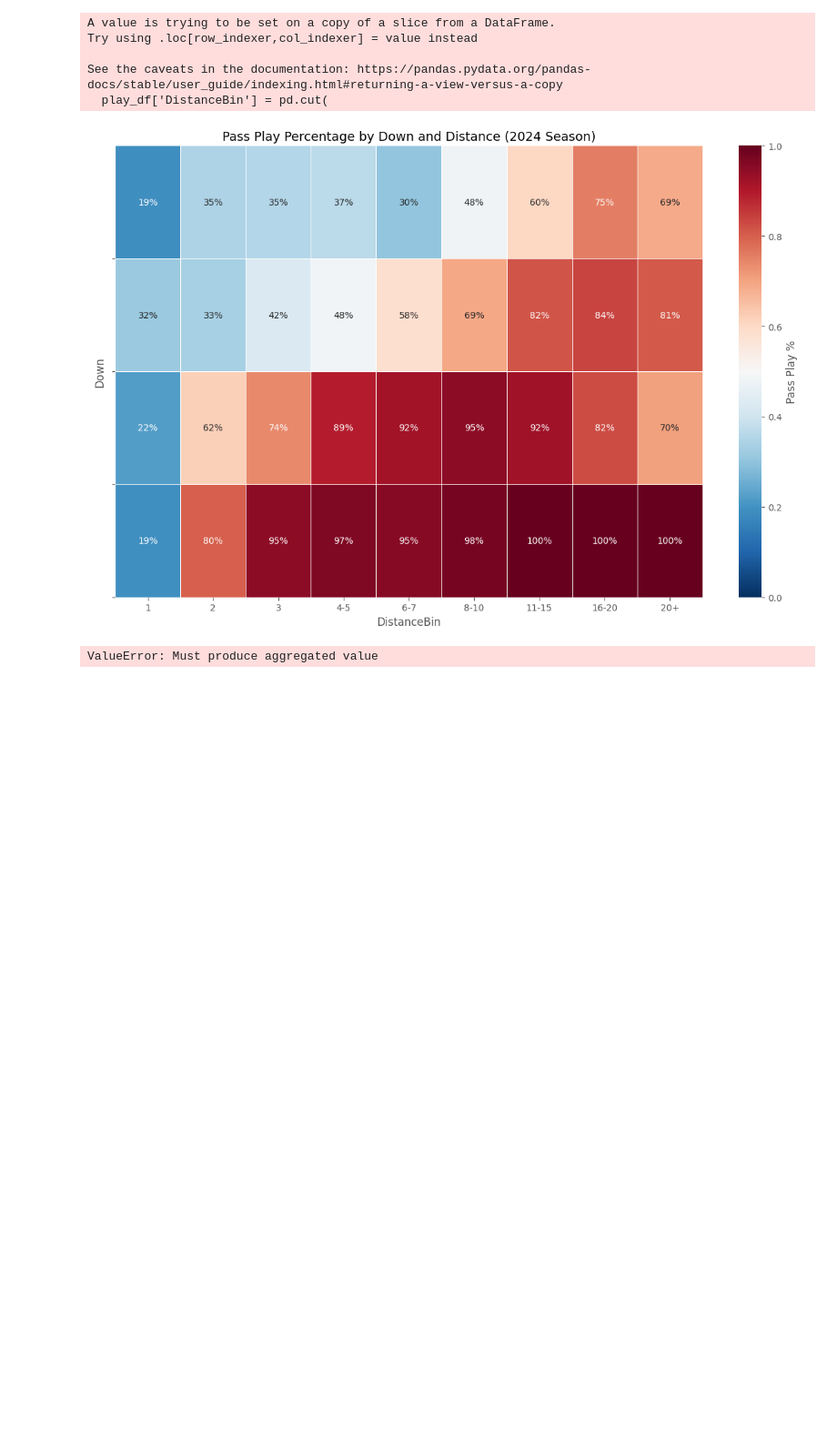
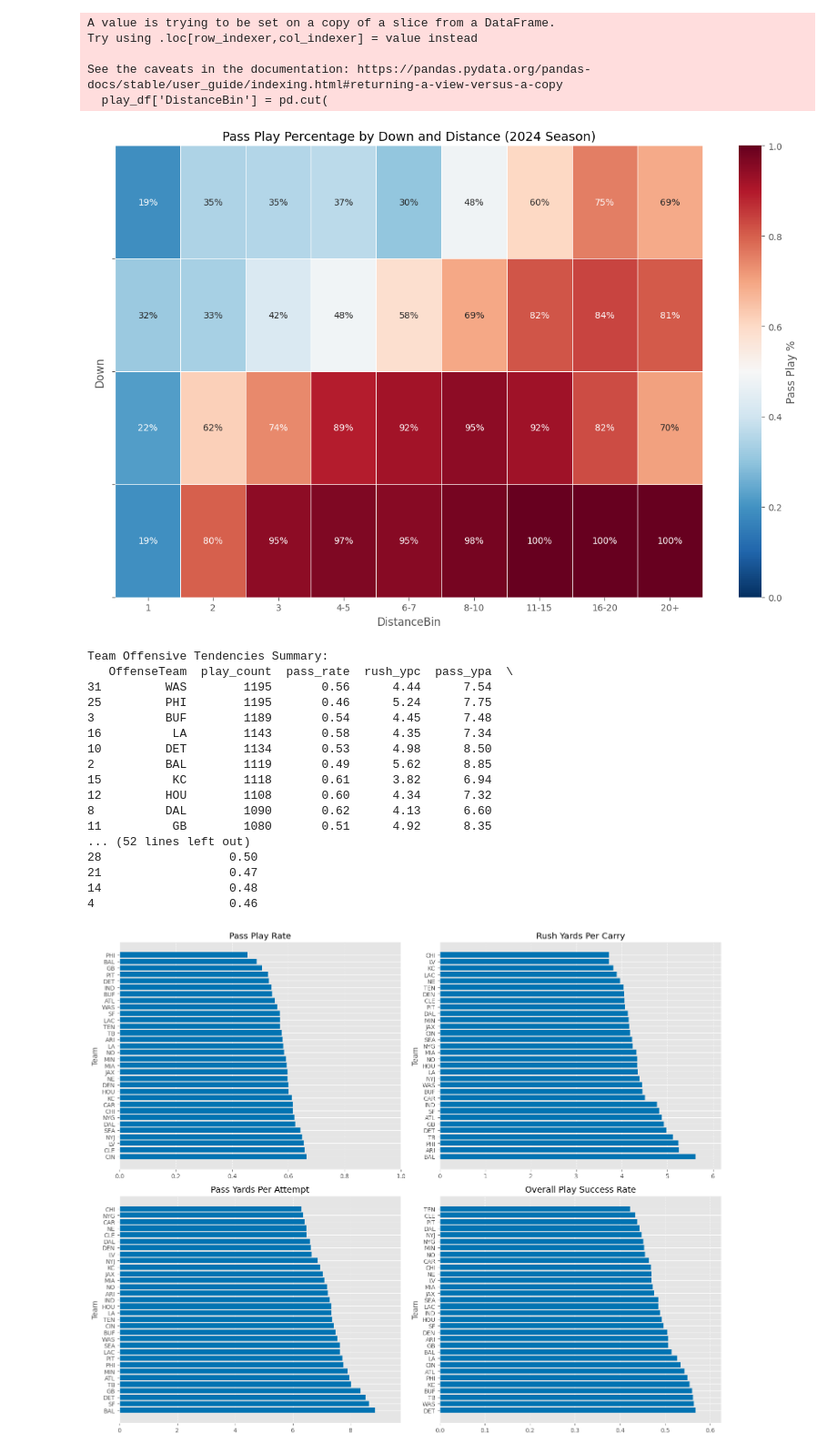
Before and after one commit to chailover/2024-nfl-pbp-analysis, a Jupyter notebook: notebooks/02_team_analysis.ipynb, the cells around one changed output. Shown at 91% size. Saved outputs shown, nothing was run; the diff lists cells and outputs as text; code cells hidden in the pictures; blank space fills up the shorter version.

Commit message:
update data and gitignore

```diff
--- a/notebooks/02_team_analysis.ipynb
+++ b/notebooks/02_team_analysis.ipynb
@@ -342,16 +342,23 @@ if all(col in df.columns for col in ['OffenseTeam', 'PlayType', 'Yards']):
     ]
 
     # Calculate team metrics
-    team_metrics = play_df.groupby('OffenseTeam').agg(
-        play_count=('PlayType', 'count'),
-        pass_rate=('PlayType', lambda x: sum(x == 'PASS') / len(x)),
-        rush_ypc=('Yards', lambda x: play_df[play_df['PlayType'] == 'RUSH'].groupby('OffenseTeam')['Yards'].mean()),
-        pass_ypa=('Yards', lambda x: play_df[play_df['PlayType'] == 'PASS'].groupby('OffenseTeam')['Yards'].mean()),
-    ).reset_index()
+    # Calculate metrics separately
+    play_counts = play_df.groupby('OffenseTeam')['PlayType'].count()
+    pass_rates = play_df.groupby('OffenseTeam')['PlayType'].apply(lambda x: np.mean(x == 'PASS'))
+    rush_ypc = play_df[play_df['PlayType'] == 'RUSH'].groupby('OffenseTeam')['Yards'].mean()
+    pass_ypa = play_df[play_df['PlayType'] == 'PASS'].groupby('OffenseTeam')['Yards'].mean()
+
+    # Combine into final dataframe
+    team_metrics = pd.DataFrame({
+        'play_count': play_counts,
+        'pass_rate': pass_rates,
+        'rush_ypc': rush_ypc,
+        'pass_ypa': pass_ypa
+    }).reset_index()
 
     # Add success rates if available
     success_df = team_success_rate(play_df)
-    overall_success = success_df.groupby('OffenseTeam')['is_successful'].mean().reset_index()
+    overall_success = success_df.groupby('OffenseTeam')['success_rate'].mean().reset_index()
     overall_success.columns = ['OffenseTeam', 'overall_success_rate']
 
     # Merge metrics
@@ -375,31 +382,48 @@ if all(col in df.columns for col in ['OffenseTeam', 'PlayType', 'Yards']):
     axes[0, 0].set_ylabel('Team')
     axes[0, 0].grid(axis='x', linestyle='--', alpha=0.7)
 
     # Rush yards per carry
     team_metrics = team_metrics.sort_values('rush_ypc', ascending=False)
     axes[0, 1].barh(team_metrics['OffenseTeam'], team_metrics['rush_ypc'])
     axes[0, 1].set_title('Rush Yards Per Carry')
     axes[0, 1].set_xlim(0, team_metrics['rush_ypc'].max() * 1.1)
     axes[0, 1].set_ylabel('Team')
     axes[0, 1].grid(axis='x', linestyle='--', alpha=0.7)
 
     # Pass yards per attempt
     team_metrics = team_metrics.sort_values('pass_ypa', ascending=False)
     axes[1, 0].barh(team_metrics['OffenseTeam'], team_metrics['pass_ypa'])
     axes[1, 0].set_title('Pass Yards Per Attempt')
     axes[1, 0].set_xlim(0, team_metrics['pass_ypa'].max() * 1.1)
     axes[1, 0].set_ylabel('Team')
     axes[1, 0].grid(axis='x', linestyle='--', alpha=0.7)
 
     # Overall success rate
     team_metrics = team_metrics.sort_values('overall_success_rate', ascending=False)
     axes[1, 1].barh(team_metrics['OffenseTeam'], team_metrics['overall_success_rate'])
     axes[1, 1].set_title('Overall Play Success Rate')
     axes[1, 1].set_xlim(0, team_metrics['overall_success_rate'].max() * 1.1)
     axes[1, 1].set_ylabel('Team')
     axes[1, 1].grid(axis='x', linestyle='--', alpha=0.7)
 
     plt.tight_layout()
     plt.show()
 # %% [output]
-ValueError: Must produce aggregated value
+Team Offensive Tendencies Summary:
+   OffenseTeam  play_count  pass_rate  rush_ypc  pass_ypa  \
+31         WAS        1195       0.56      4.44      7.54
+25         PHI        1195       0.46      5.24      7.75
+3          BUF        1189       0.54      4.45      7.48
+16          LA        1143       0.58      4.35      7.34
+10         DET        1134       0.53      4.98      8.50
+2          BAL        1119       0.49      5.62      8.85
+15          KC        1118       0.61      3.82      6.94
+12         HOU        1108       0.60      4.34      7.32
+8          DAL        1090       0.62      4.13      6.60
+11          GB        1080       0.51      4.92      8.35
+... (52 lines left out)
+28                  0.50
+21                  0.47
+14                  0.48
+4                   0.46
+[figure, added]
```
Also changed, not shown: 3 other files.
